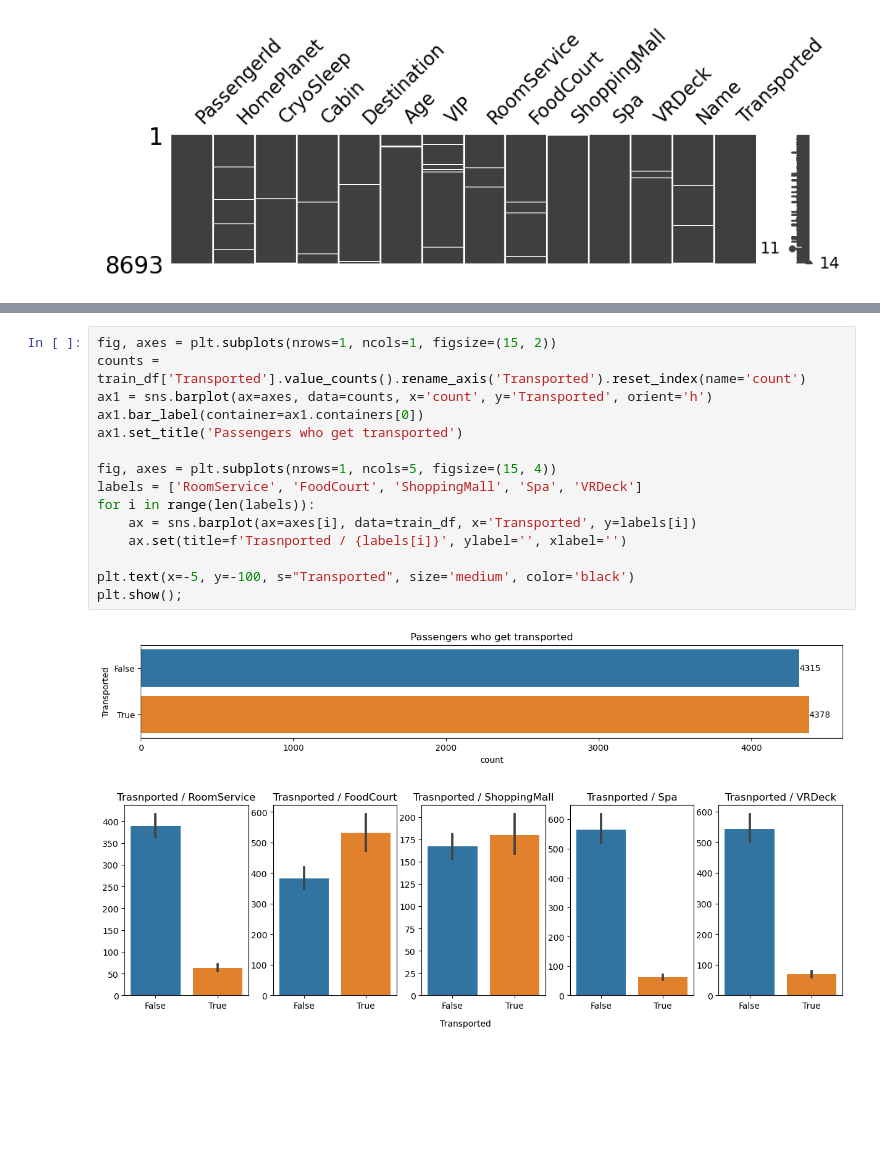
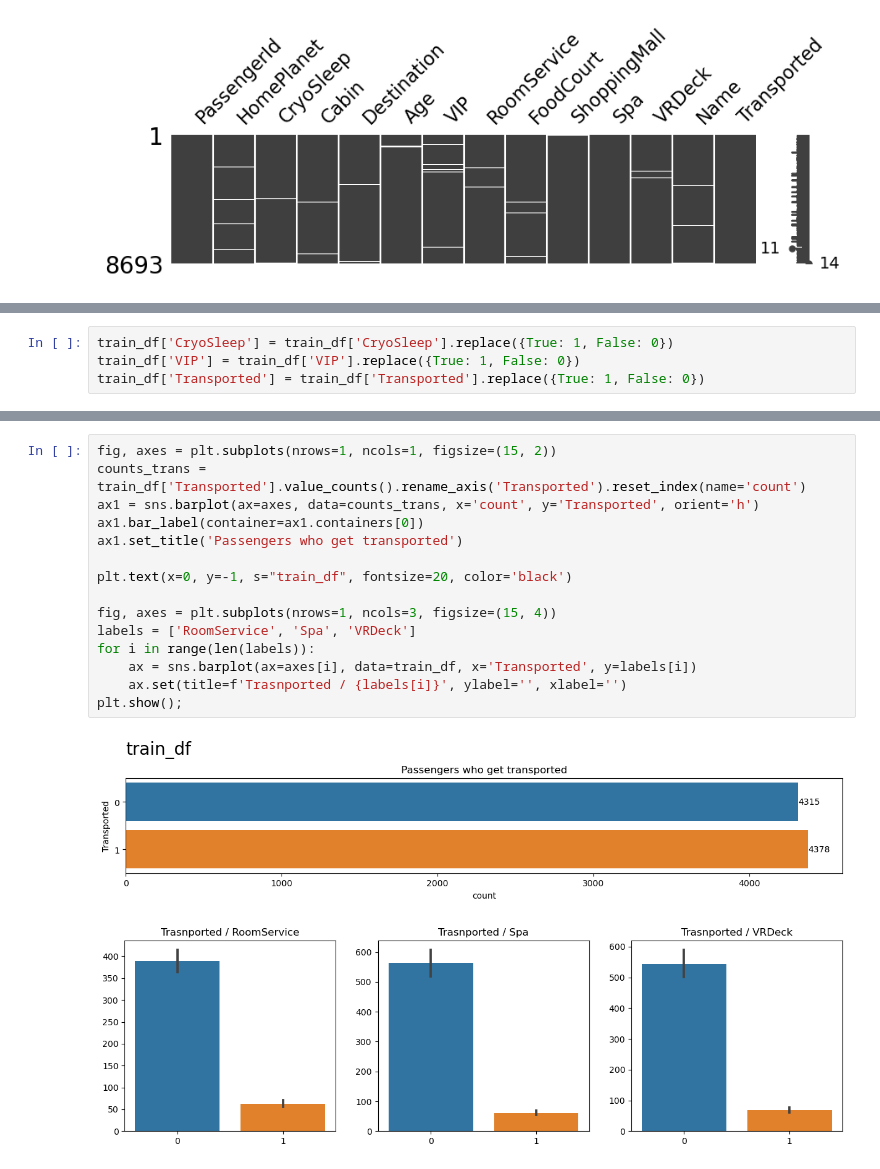
Before and after one commit to Manuelsierra95/data-science, a Jupyter notebook: Spaceship-Titanic/Spaceship Titanic.ipynb, the cells around one changed output, grey strips where cells are left out. Saved outputs shown, nothing was run; the diff lists cells and outputs as text; blank space fills up the shorter version.

```diff
--- a/Spaceship-Titanic/Spaceship Titanic.ipynb
+++ b/Spaceship-Titanic/Spaceship Titanic.ipynb
@@ -116,0 +72,4 @@ plt.show();
+# %%
+train_df['CryoSleep'] = train_df['CryoSleep'].replace({True: 1, False: 0})
+train_df['VIP'] = train_df['VIP'].replace({True: 1, False: 0})
+train_df['Transported'] = train_df['Transported'].replace({True: 1, False: 0})
@@ -117,18 +117,18 @@ plt.show();
 # %%
 fig, axes = plt.subplots(nrows=1, ncols=1, figsize=(15, 2))
-counts = train_df['Transported'].value_counts().rename_axis('Transported').reset_index(name='count')
-ax1 = sns.barplot(ax=axes, data=counts, x='count', y='Transported', orient='h')
+counts_trans = train_df['Transported'].value_counts().rename_axis('Transported').reset_index(name='count')
+ax1 = sns.barplot(ax=axes, data=counts_trans, x='count', y='Transported', orient='h')
 ax1.bar_label(container=ax1.containers[0])
 ax1.set_title('Passengers who get transported')
 
-fig, axes = plt.subplots(nrows=1, ncols=5, figsize=(15, 4))
-labels = ['RoomService', 'FoodCourt', 'ShoppingMall', 'Spa', 'VRDeck']
+plt.text(x=0, y=-1, s="train_df", fontsize=20, color='black')
+
+fig, axes = plt.subplots(nrows=1, ncols=3, figsize=(15, 4))
+labels = ['RoomService', 'Spa', 'VRDeck']
 for i in range(len(labels)):
     ax = sns.barplot(ax=axes[i], data=train_df, x='Transported', y=labels[i])
     ax.set(title=f'Trasnported / {labels[i]}', ylabel='', xlabel='')
-
-plt.text(x=-5, y=-100, s="Transported", size='medium', color='black')
 plt.show();
 # %% [output]
-[figure, old version]
+[figure, new version]
-[figure, old version]
+[figure, new version]
```
Also changed, not shown: parts of 38 cells of this notebook, 6 other files.
